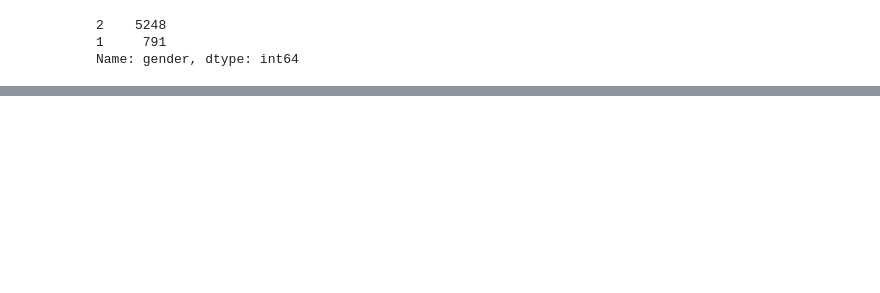
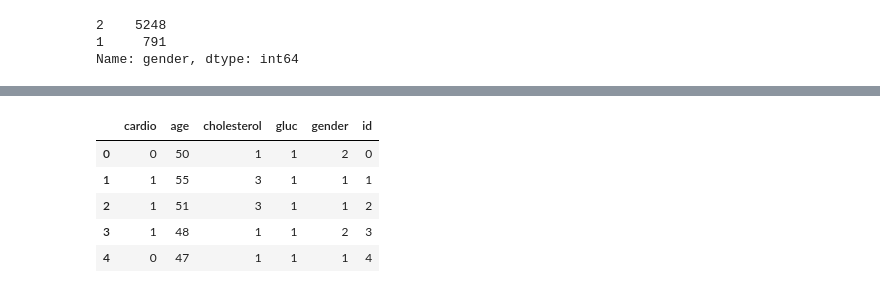
Before and after one commit to Rufshod/Machine-Learning-Alexander-Andersson, a Jupyter notebook: Lab/Lab_2.ipynb, the cells around one changed output, grey strips where cells are left out. Drawn from its saved outputs; the diff is of its cells as text; code cells hidden in the pictures; blank space fills up the shorter version.

```diff
--- a/Lab/Lab_2.ipynb
+++ b/Lab/Lab_2.ipynb
@@ -343,0 +384,15 @@ Name: gender, dtype: int64
+# %%
+# Creating a new dataframe with the features that have the highest correlation with the target feature
+
+target = "cardio"
+features = df_0.corr().nlargest(6, target)[target].index
+df_2 = df_0[features]
+
+display(df_2.head())
+# %% [output]
+|  | cardio | age | cholesterol | gluc | gender | id |
+| 0 | 0 | 50 | 1 | 1 | 2 | 0 |
+| 1 | 1 | 55 | 3 | 1 | 1 | 1 |
+| 2 | 1 | 51 | 3 | 1 | 1 | 2 |
+| 3 | 1 | 48 | 1 | 1 | 2 | 3 |
+| 4 | 0 | 47 | 1 | 1 | 1 | 4 |
```
Also changed, not shown: parts of 4 cells of this notebook.
